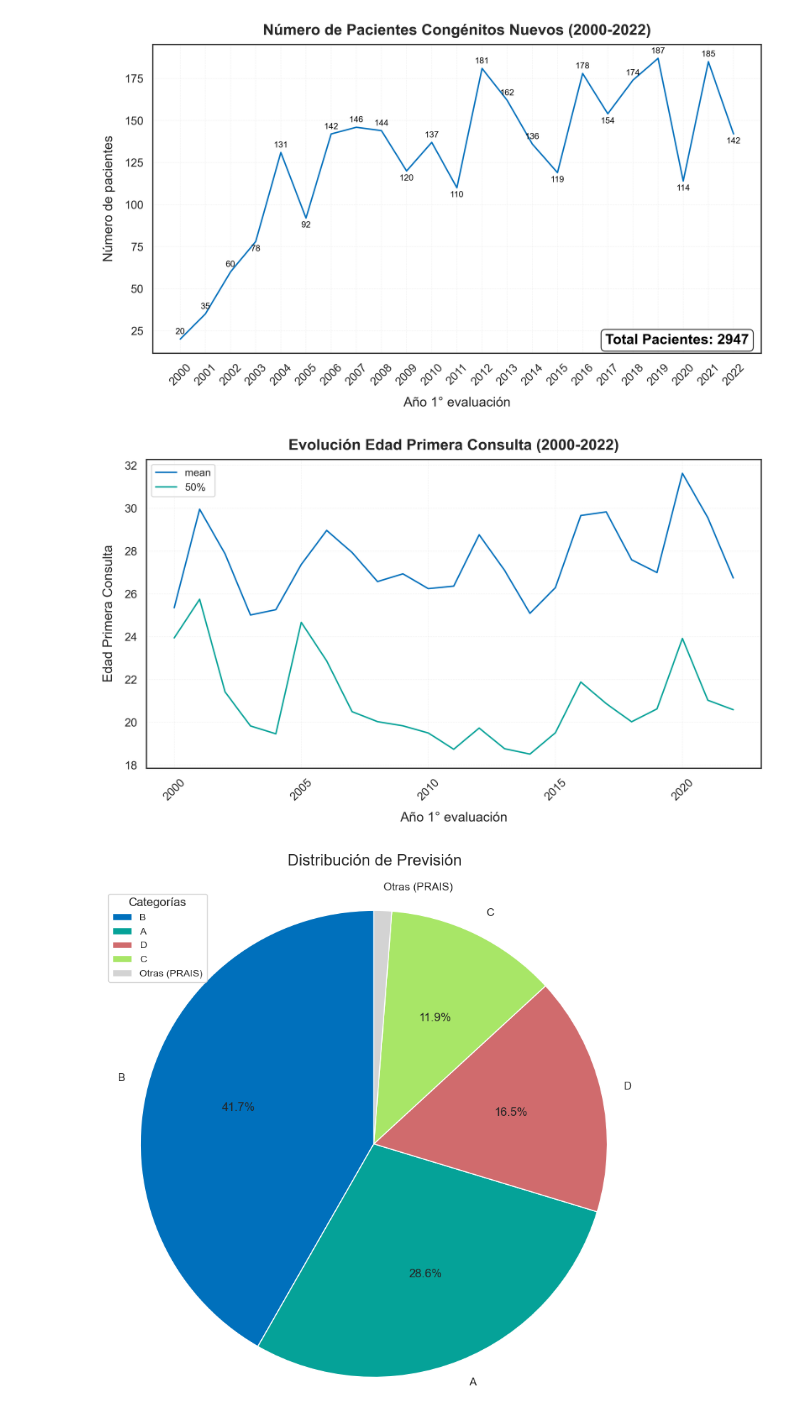
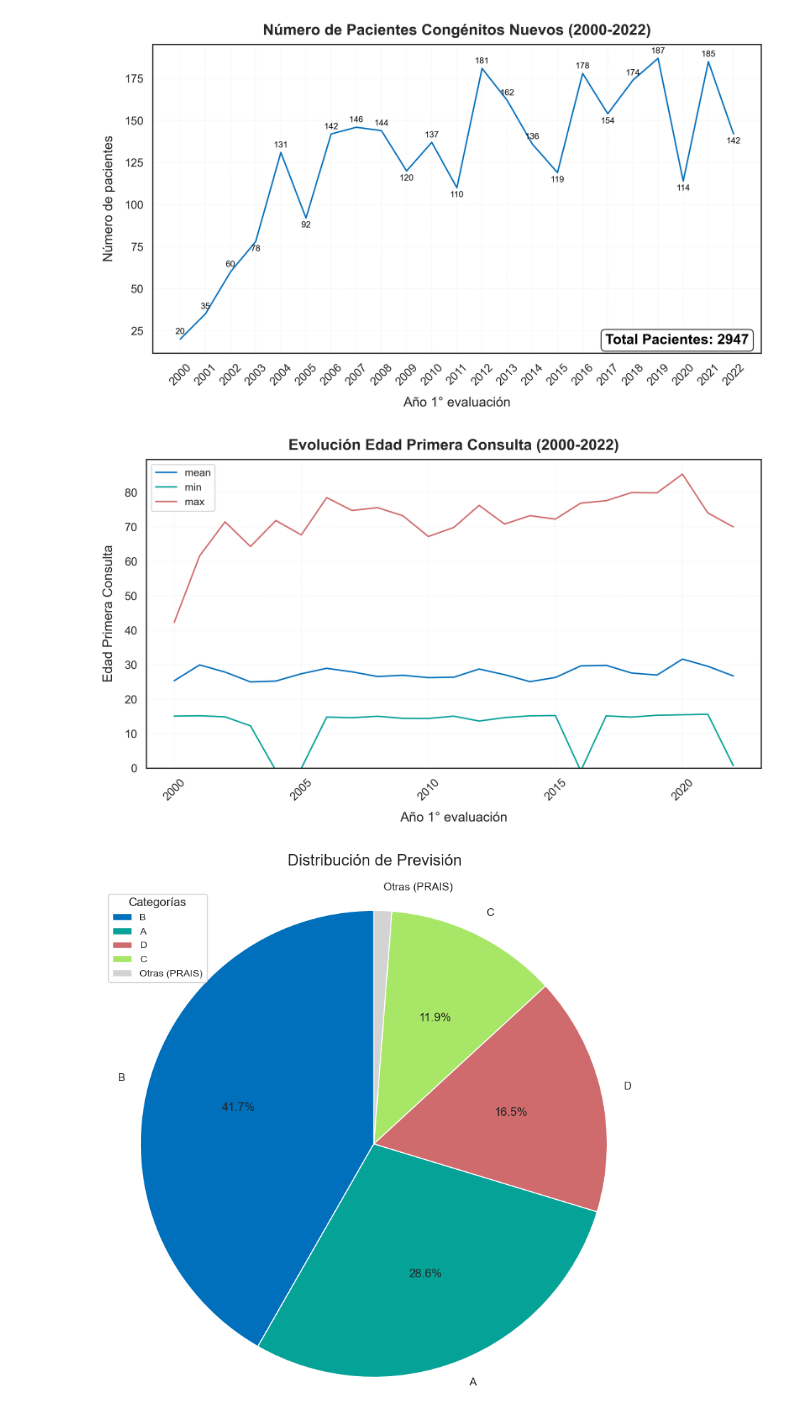
Before and after one commit to JavierRojas14/congenitas-ambulatorio, a Jupyter notebook: notebooks/test.ipynb, the cells around one changed output. Drawn from its saved outputs; the diff is of its cells as text; code cells hidden in the pictures.

```diff
--- a/notebooks/test.ipynb
+++ b/notebooks/test.ipynb
@@ -188,28 +188,30 @@ plt.show()
 [figure]
 # %%
 fig, ax = plt.subplots(figsize=(10, 6), dpi=300)
-edad_primera_consulta[["mean", "50%"]].plot(ax=ax)
+edad_primera_consulta[["mean", "min", "max"]].plot(ax=ax)
 
 ax.set_title(
     "Evolución Edad Primera Consulta (2000-2022)", fontsize=16, weight="bold", pad=10
 )
 ax.set_xlabel("Año 1° evaluación", fontsize=14, labelpad=10)
 ax.set_ylabel("Edad Primera Consulta", fontsize=14, labelpad=10)
 
 # Rotate x-axis labels for clarity
 plt.xticks(fontsize=12, rotation=45)
 plt.yticks(fontsize=12)
 
+plt.ylim(bottom=0)
+
 # Add a grid for better readability
 ax.grid(visible=True, which="major", linestyle="--", linewidth=0.5, color="gray", alpha=0.1)
 
 fig.tight_layout()
 
 plt.savefig("../reports/figures/edad_primera_consulta.png", dpi=300, bbox_inches="tight")
 
 plt.show()
 # %% [output]
-[figure, old version]
+[figure, new version]
 # %%
 # Set a threshold for categorizing "low-frequency" categories
 threshold = (
```
Also changed, not shown: 1 other file.
